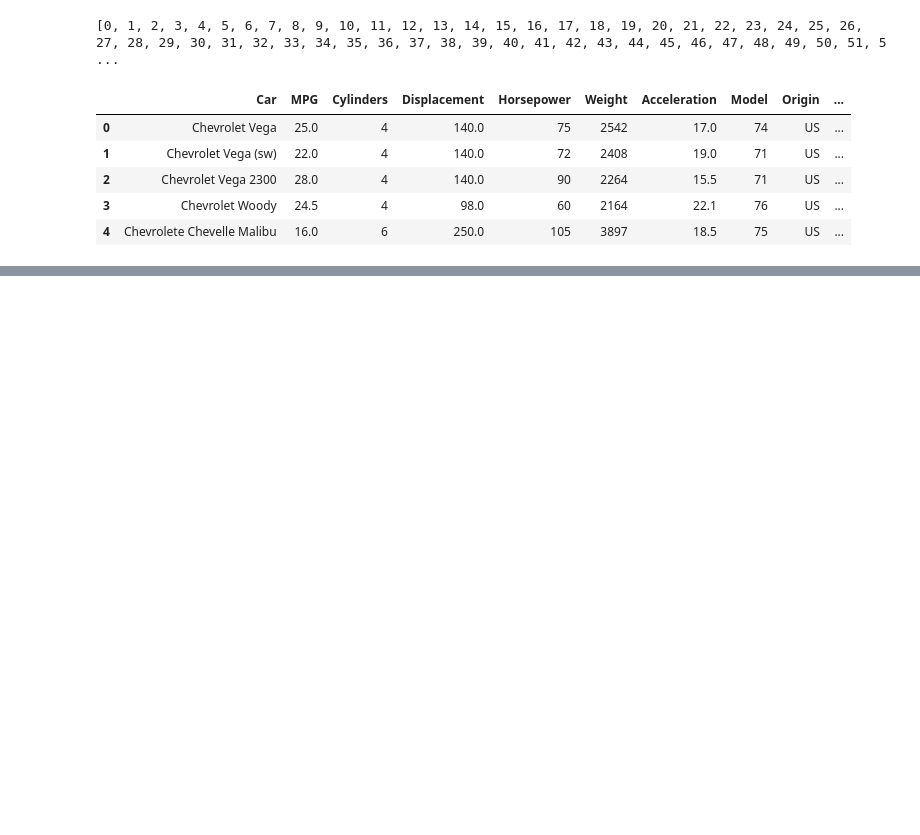
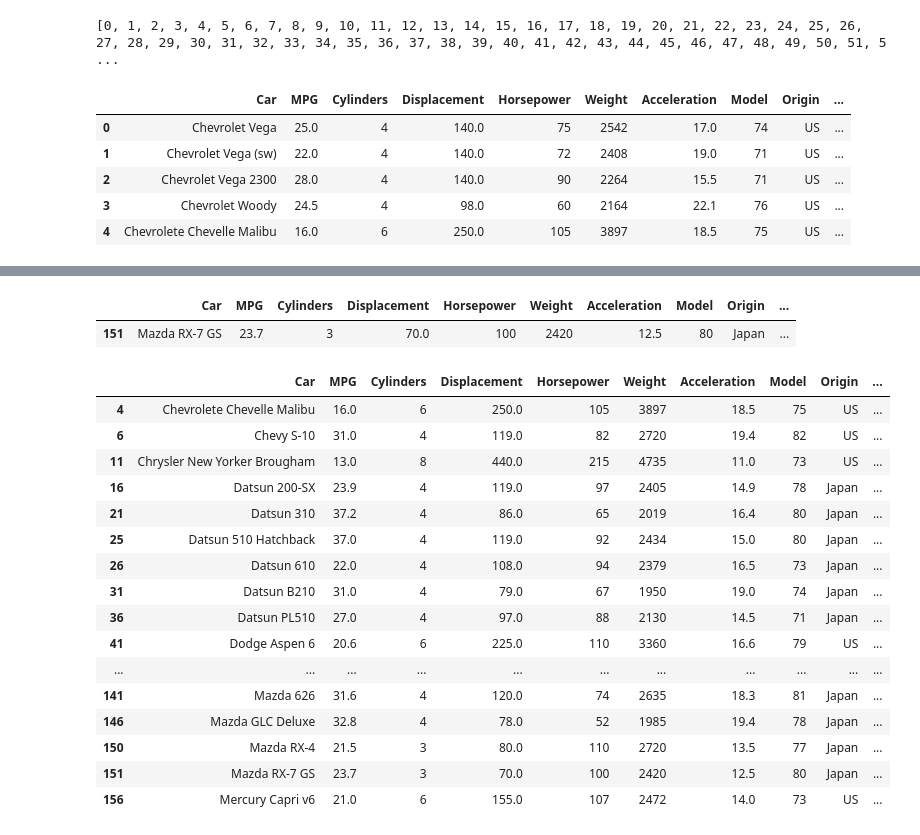
Before and after one commit to YuridiaRuiz/pandas, a Jupyter notebook: notes.ipynb, the cells around one changed output, grey strips where cells are left out. Cells and saved outputs as stored; diff of their text form; code cells hidden in the pictures; blank space fills up the shorter version.

```diff
--- a/notes.ipynb
+++ b/notes.ipynb
@@ -593,0 +812,3 @@ cars_df.head()
+# %%
+df = pd.read_json('data/cars.json')
+df.head()
@@ -593,0 +905,28 @@ cars_df.head()
+# %%
+# Get cars that have a quantity over 350 and Cylinders less than 4
+# multiple conditions - & = and, (pipe) | as or
+
+df[(df['quantity'] > 350) & (df['Cylinders'] <4)]
+# %% [output]
+|  | Car | MPG | Cylinders | Displacement | Horsepower | Weight | Acceleration | Model | Origin | ... |
+| 151 | Mazda RX-7 GS | 23.7 | 3 | 70.0 | 100 | 2420 | 12.5 | 80 | Japan | ... |
+# %%
+df[(df['city'] == 'NewYork') | (df['city'] == 'New York')]
+# %% [output]
+|  | Car | MPG | Cylinders | Displacement | Horsepower | Weight | Acceleration | Model | Origin | ... |
+| 4 | Chevrolete Chevelle Malibu | 16.0 | 6 | 250.0 | 105 | 3897 | 18.5 | 75 | US | ... |
+| 6 | Chevy S-10 | 31.0 | 4 | 119.0 | 82 | 2720 | 19.4 | 82 | US | ... |
+| 11 | Chrysler New Yorker Brougham | 13.0 | 8 | 440.0 | 215 | 4735 | 11.0 | 73 | US | ... |
+| 16 | Datsun 200-SX | 23.9 | 4 | 119.0 | 97 | 2405 | 14.9 | 78 | Japan | ... |
+| 21 | Datsun 310 | 37.2 | 4 | 86.0 | 65 | 2019 | 16.4 | 80 | Japan | ... |
+| 25 | Datsun 510 Hatchback | 37.0 | 4 | 119.0 | 92 | 2434 | 15.0 | 80 | Japan | ... |
+| 26 | Datsun 610 | 22.0 | 4 | 108.0 | 94 | 2379 | 16.5 | 73 | Japan | ... |
+| 31 | Datsun B210 | 31.0 | 4 | 79.0 | 67 | 1950 | 19.0 | 74 | Japan | ... |
+| 36 | Datsun PL510 | 27.0 | 4 | 97.0 | 88 | 2130 | 14.5 | 71 | Japan | ... |
+| 41 | Dodge Aspen 6 | 20.6 | 6 | 225.0 | 110 | 3360 | 16.6 | 79 | US | ... |
+| ... | ... | ... | ... | ... | ... | ... | ... | ... | ... | ... |
+| 141 | Mazda 626 | 31.6 | 4 | 120.0 | 74 | 2635 | 18.3 | 81 | Japan | ... |
+| 146 | Mazda GLC Deluxe | 32.8 | 4 | 78.0 | 52 | 1985 | 19.4 | 78 | Japan | ... |
+| 150 | Mazda RX-4 | 21.5 | 3 | 80.0 | 110 | 2720 | 13.5 | 77 | Japan | ... |
+| 151 | Mazda RX-7 GS | 23.7 | 3 | 70.0 | 100 | 2420 | 12.5 | 80 | Japan | ... |
+| 156 | Mercury Capri v6 | 21.0 | 6 | 155.0 | 107 | 2472 | 14.0 | 73 | US | ... |
```
Also changed, not shown: parts of 35 cells of this notebook, 2 other files.
